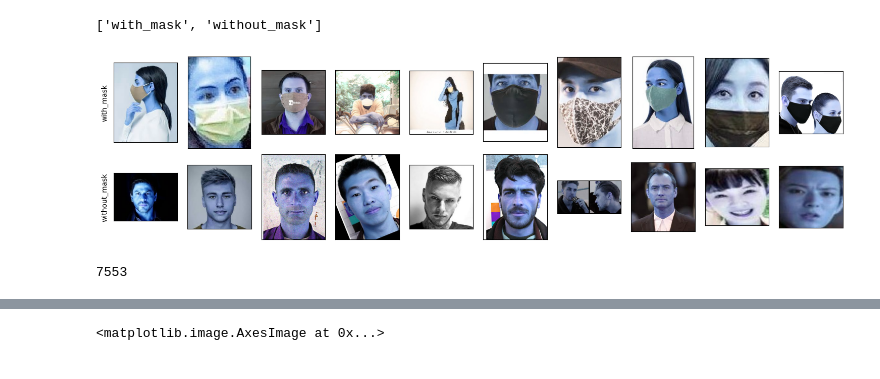
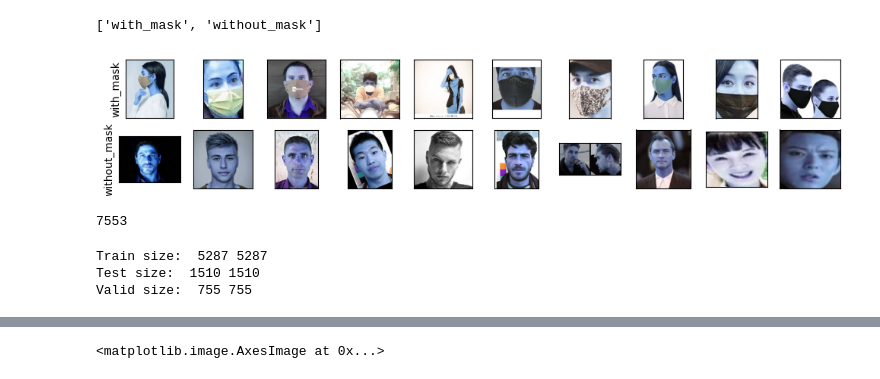
Before and after one commit to LitHaxor/COE4234-CVPR-SPRING-22-23, a Jupyter notebook: Final/group-assignment-1/face-musk-detection.ipynb, the cells around one changed output, grey strips where cells are left out. Cells and saved outputs as stored; diff of their text form; code cells hidden in the pictures.

Commit message:
done model trainning

```diff
--- a/Final/group-assignment-1/face-musk-detection.ipynb
+++ b/Final/group-assignment-1/face-musk-detection.ipynb
@@ -41,25 +35,25 @@ def train_test_valid_split(X , y, split):
     return X_train, X_test, X_valid, y_train, y_test, y_valid
 # %%
-plt.figure(figsize=(15,4))
+plt.figure(figsize=(10,2))
 i=0
 for c in CATEGORIES:
     path = os.path.join(DATASET_DIR,c)
     for img in os.listdir(path):
         img_array = cv2.imread(os.path.join(path,img))
         plt.subplot(2,10,i+1)
         plt.imshow(img_array)
         if i%10 == 0:
             plt.ylabel(c)
         plt.xticks([])
         plt.yticks([])
         i += 1
         if i%10 == 0:
             break
 
 plt.tight_layout()
 plt.show()
 # %% [output]
-[figure, old version]
+[figure, new version]
 # %%
 datasets = []
 
@@ -86,7 +80,11 @@ random.shuffle(datasets)
 X = [i['image'] for i in datasets]
 y = [i['label'] for i in datasets]
 
-X_train, y_train, X_test, y_test, X_valid, y_valid = train_test_valid_split(X, y, TRAIN_TEST_VALID_SPLIT )
+X_train, X_test, X_valid, y_train, y_test, y_valid = train_test_valid_split(X, y, TRAIN_TEST_VALID_SPLIT )
+# %% [output]
+Train size:  5287 5287
+Test size:  1510 1510
+Valid size:  755 755
 # %%
 X_train = np.array(X_train).astype('float32').reshape(-1,227,227,3)
 y_train = np.array(y_train)
```
Also changed, not shown: parts of 15 cells of this notebook.
